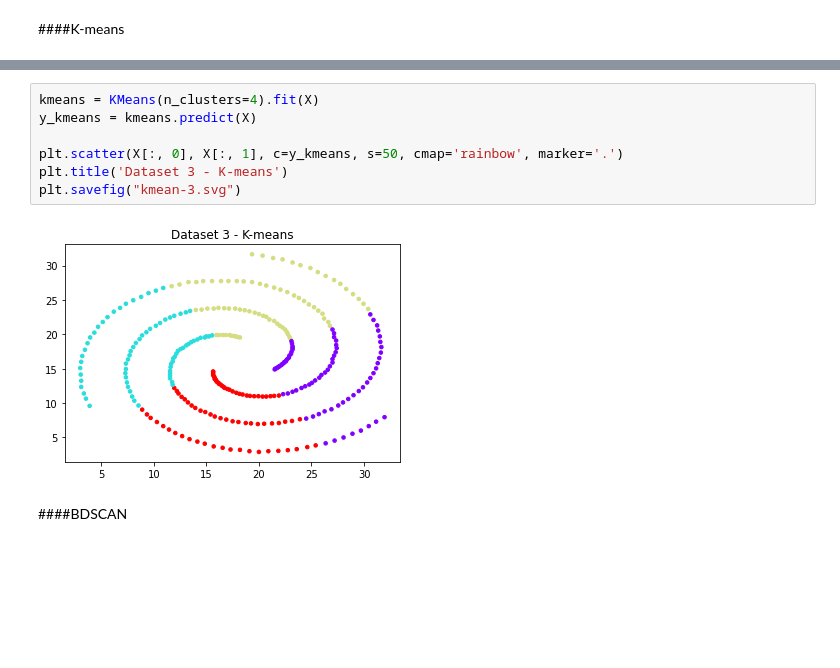
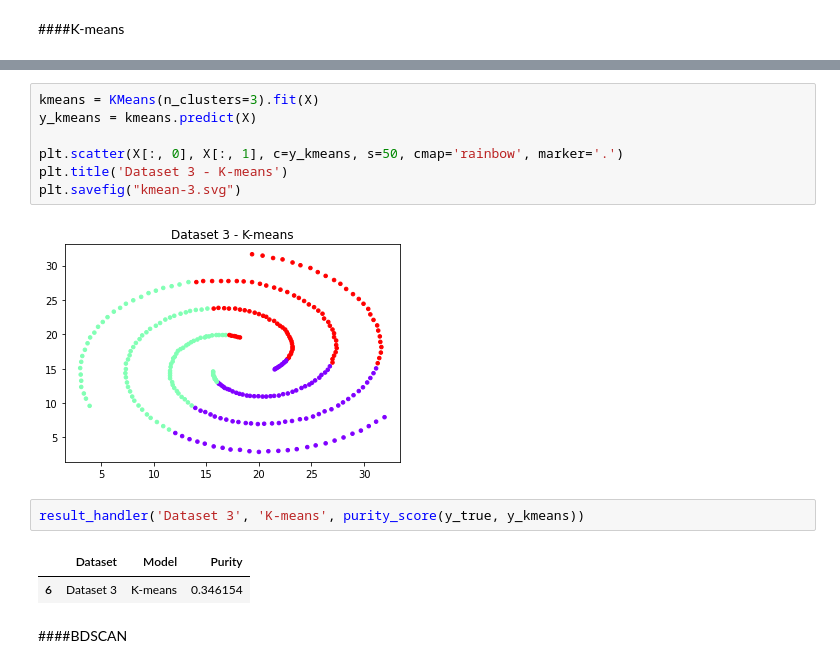
Before and after one commit to saeedgolzar/aml-course, a Jupyter notebook: Assignments/ML_HW3/AML_HW3.ipynb, the cells around one changed output, grey strips where cells are left out. Saved outputs shown, nothing was run; the diff lists cells and outputs as text; blank space fills up the shorter version.

```diff
--- a/Assignments/ML_HW3/AML_HW3.ipynb
+++ b/Assignments/ML_HW3/AML_HW3.ipynb
@@ -594,14 +644,19 @@ plt.show()
 # %% [output]
 [figure]
 # %%
-kmeans = KMeans(n_clusters=4).fit(X)
+kmeans = KMeans(n_clusters=3).fit(X)
 y_kmeans = kmeans.predict(X)
 
 plt.scatter(X[:, 0], X[:, 1], c=y_kmeans, s=50, cmap='rainbow', marker='.')
 plt.title('Dataset 3 - K-means')
 plt.savefig("kmean-3.svg")
 # %% [output]
-[figure, old version]
+[figure, new version]
+# %%
+result_handler('Dataset 3', 'K-means', purity_score(y_true, y_kmeans))
+# %% [output]
+|  | Dataset | Model | Purity |
+| 6 | Dataset 3 | K-means | 0.346154 |
 # %% [markdown]
 ####BDSCAN
 # %%
```
Also changed, not shown: parts of 31 cells of this notebook.
